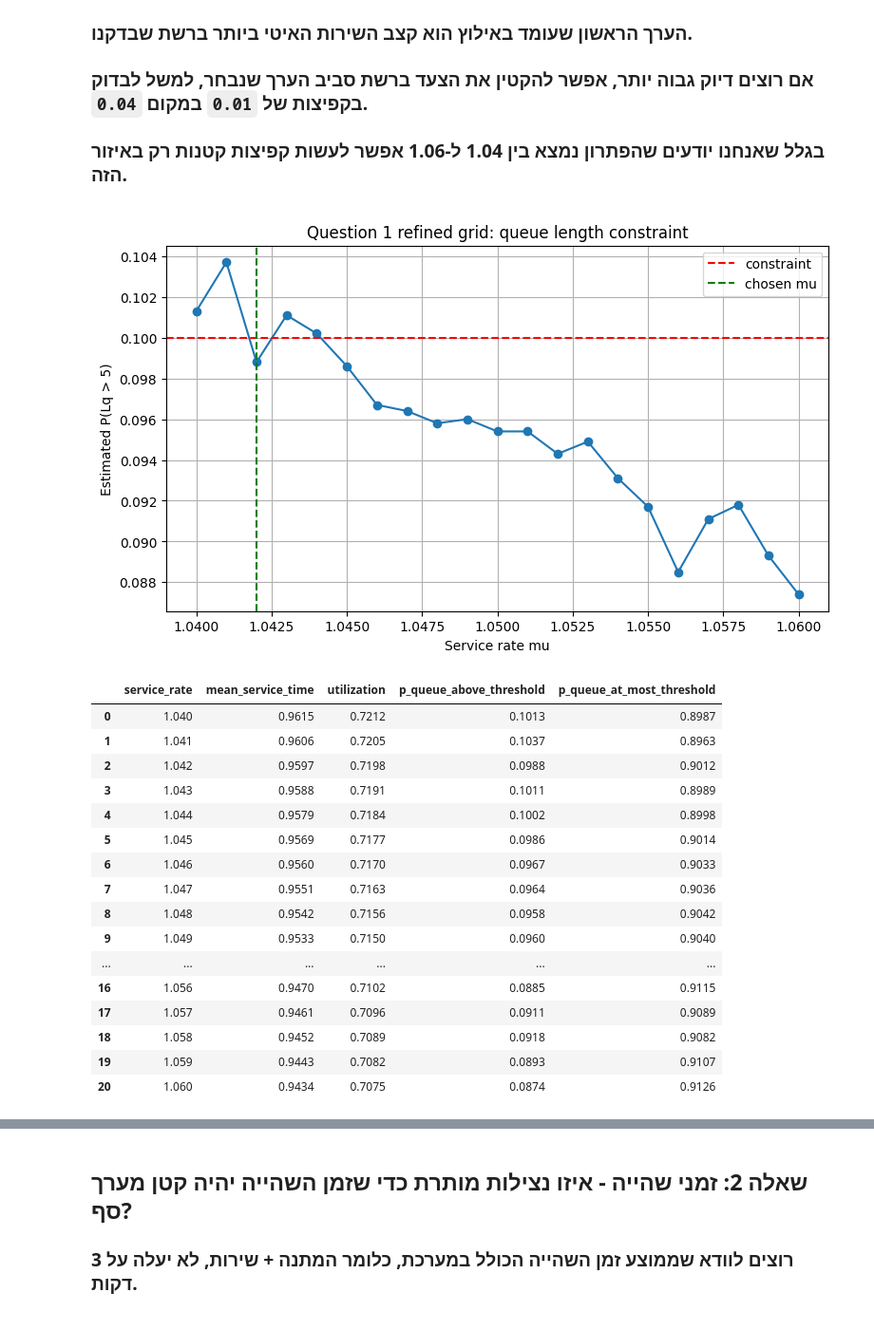
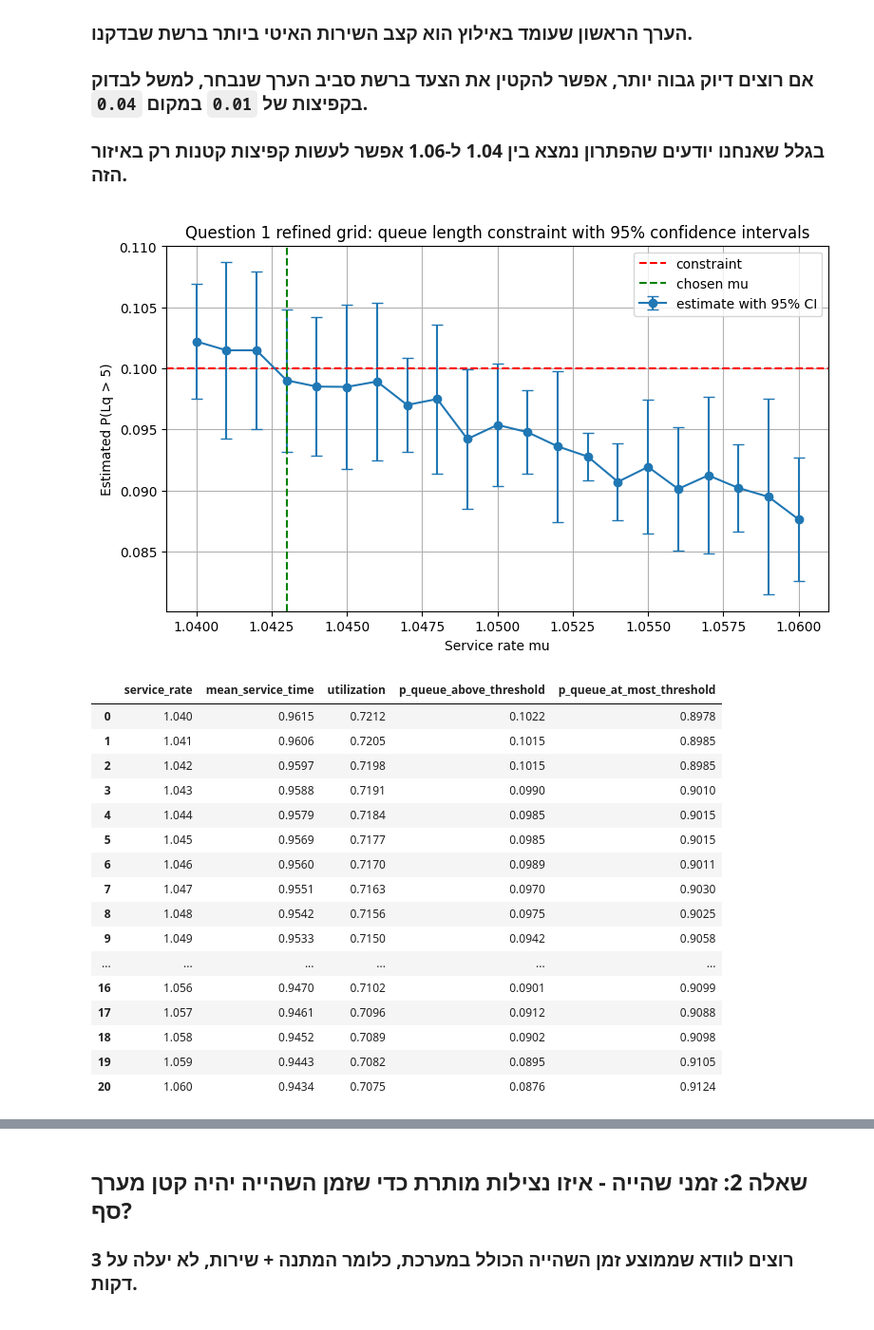
Before and after one commit to eliransher/sim_course, a Jupyter notebook: class_exersize/5_queue_analysis.ipynb, the cells around one changed output, grey strips where cells are left out. Shown at 95% size. Drawn from its saved outputs; the diff is of its cells as text; code cells hidden in the pictures.

Commit message:
Add CI plots and CI-length experiments to queue analysis exercise; vertical system plot in simtime exercise; update assignment 4
Co-Authored-By: Claude Opus 5.5 <noreply@anthropic.com>

```diff
--- a/class_exersize/5_queue_analysis.ipynb
+++ b/class_exersize/5_queue_analysis.ipynb
@@ -345,6 +345,8 @@ question_1_ci_df.round(4)
 
 ### בגלל שאנחנו יודעים שהפתרון נמצא בין 1.04 ל-1.06 אפשר לעשות קפיצות קטנות רק באיזור הזה.
 # %%
+num_customers = 500_000
+
 service_rate_grid = np.round(np.arange(1.04, 1.061, 0.001), 5)
 
 question_1_refined_results = []
@@ -357,17 +359,9 @@ for service_rate in service_rate_grid:
 
     replication_rows = []
 
-    for replication in range(3):
-        inter_arrival_times = rng.exponential(scale=1 / arrival_rate, size=500_000)
-        service_times = rng.exponential(scale=1 / service_rate, size=500_000)
-
-        # Q_1_refined_sim_current = simulate_single_server_queue_from_times(
-        #     inter_arrival_times=inter_arrival_times,
-        #     service_times=service_times,
-        # )
-
-        # if Q_1_refined_sim_1 is None:
-        #     Q_1_refined_sim_1 = Q_1_refined_sim_current
+    for replication in range(5):
+        inter_arrival_times = rng.exponential(scale=1 / arrival_rate, size=num_customers)
+        service_times = rng.exponential(scale=1 / service_rate, size=num_customers)
 
         waiting_times, sojourn_times, queue_length_distribution, number_in_system_distribution = simulate_single_server_queue_from_times(
             inter_arrival_times=inter_arrival_times,
@@ -394,56 +388,66 @@ for service_rate in service_rate_grid:
     result['service_rate'] = float(service_rate)
     result['mean_service_time'] = float(1 / service_rate)
     result['utilization'] = float(arrival_rate / service_rate)
-    result['num_customers'] = 80_000
+    result['num_customers'] = num_customers
     result['num_replications'] = 3
 
     question_1_refined_results.append(result)
 
 question_1_refined_df = pd.DataFrame(question_1_refined_results)[[
     'service_rate',
     'mean_service_time',
     'utilization',
     'p_queue_above_threshold',
     'p_queue_at_most_threshold',
 ]].round(4)
 
 feasible_q1_refined = [
     row for row in question_1_refined_results
     if row['p_queue_above_threshold'] <= max_probability_queue_too_long
 ]
 chosen_q1_refined = feasible_q1_refined[0]
 
+# 95% confidence interval for each service rate, based on the 3 replications.
+from scipy import stats
+num_replications_refined = 3
+t_value_refined = stats.t.ppf(0.975, df=num_replications_refined - 1)
+refined_stds = np.array([row['p_queue_above_threshold_std'] for row in question_1_refined_results])
+refined_half_widths = t_value_refined * refined_stds / np.sqrt(num_replications_refined)
+
 plt.figure()
-plt.plot(
-    question_1_refined_df['service_rate'],
-    question_1_refined_df['p_queue_above_threshold'],
+plt.errorbar(
+    [row['service_rate'] for row in question_1_refined_results],
+    [row['p_queue_above_threshold'] for row in question_1_refined_results],
+    yerr=refined_half_widths,
     marker='o',
+    capsize=4,
+    label='estimate with 95% CI',
 )
 plt.axhline(max_probability_queue_too_long, color='red', linestyle='--', label='constraint')
 plt.axvline(chosen_q1_refined['service_rate'], color='green', linestyle='--', label='chosen mu')
 plt.xlabel('Service rate mu')
 plt.ylabel('Estimated P(Lq > 5)')
-plt.title('Question 1 refined grid: queue length constraint')
+plt.title('Question 1 refined grid: queue length constraint with 95% confidence intervals')
 plt.legend()
 plt.show()
 
 question_1_refined_df
 # %% [output]
-[figure, old version]
+[figure, new version]
 |  | service_rate | mean_service_time | utilization | p_queue_above_threshold | p_queue_at_most_threshold |
-| 0 | 1.040 | 0.9615 | 0.7212 | 0.1013 | 0.8987 |
-| 1 | 1.041 | 0.9606 | 0.7205 | 0.1037 | 0.8963 |
-| 2 | 1.042 | 0.9597 | 0.7198 | 0.0988 | 0.9012 |
-| 3 | 1.043 | 0.9588 | 0.7191 | 0.1011 | 0.8989 |
-| 4 | 1.044 | 0.9579 | 0.7184 | 0.1002 | 0.8998 |
-| 5 | 1.045 | 0.9569 | 0.7177 | 0.0986 | 0.9014 |
-| 6 | 1.046 | 0.9560 | 0.7170 | 0.0967 | 0.9033 |
-| 7 | 1.047 | 0.9551 | 0.7163 | 0.0964 | 0.9036 |
-| 8 | 1.048 | 0.9542 | 0.7156 | 0.0958 | 0.9042 |
-| 9 | 1.049 | 0.9533 | 0.7150 | 0.0960 | 0.9040 |
+| 0 | 1.040 | 0.9615 | 0.7212 | 0.1022 | 0.8978 |
+| 1 | 1.041 | 0.9606 | 0.7205 | 0.1015 | 0.8985 |
+| 2 | 1.042 | 0.9597 | 0.7198 | 0.1015 | 0.8985 |
+| 3 | 1.043 | 0.9588 | 0.7191 | 0.0990 | 0.9010 |
+| 4 | 1.044 | 0.9579 | 0.7184 | 0.0985 | 0.9015 |
+| 5 | 1.045 | 0.9569 | 0.7177 | 0.0985 | 0.9015 |
+| 6 | 1.046 | 0.9560 | 0.7170 | 0.0989 | 0.9011 |
+| 7 | 1.047 | 0.9551 | 0.7163 | 0.0970 | 0.9030 |
+| 8 | 1.048 | 0.9542 | 0.7156 | 0.0975 | 0.9025 |
+| 9 | 1.049 | 0.9533 | 0.7150 | 0.0942 | 0.9058 |
 | ... | ... | ... | ... | ... | ... |
-| 16 | 1.056 | 0.9470 | 0.7102 | 0.0885 | 0.9115 |
-| 17 | 1.057 | 0.9461 | 0.7096 | 0.0911 | 0.9089 |
-| 18 | 1.058 | 0.9452 | 0.7089 | 0.0918 | 0.9082 |
-| 19 | 1.059 | 0.9443 | 0.7082 | 0.0893 | 0.9107 |
-| 20 | 1.060 | 0.9434 | 0.7075 | 0.0874 | 0.9126 |
+| 16 | 1.056 | 0.9470 | 0.7102 | 0.0901 | 0.9099 |
+| 17 | 1.057 | 0.9461 | 0.7096 | 0.0912 | 0.9088 |
+| 18 | 1.058 | 0.9452 | 0.7089 | 0.0902 | 0.9098 |
+| 19 | 1.059 | 0.9443 | 0.7082 | 0.0895 | 0.9105 |
+| 20 | 1.060 | 0.9434 | 0.7075 | 0.0876 | 0.9124 |
```
Also changed, not shown: parts of 9 cells of this notebook, 2 other files.
